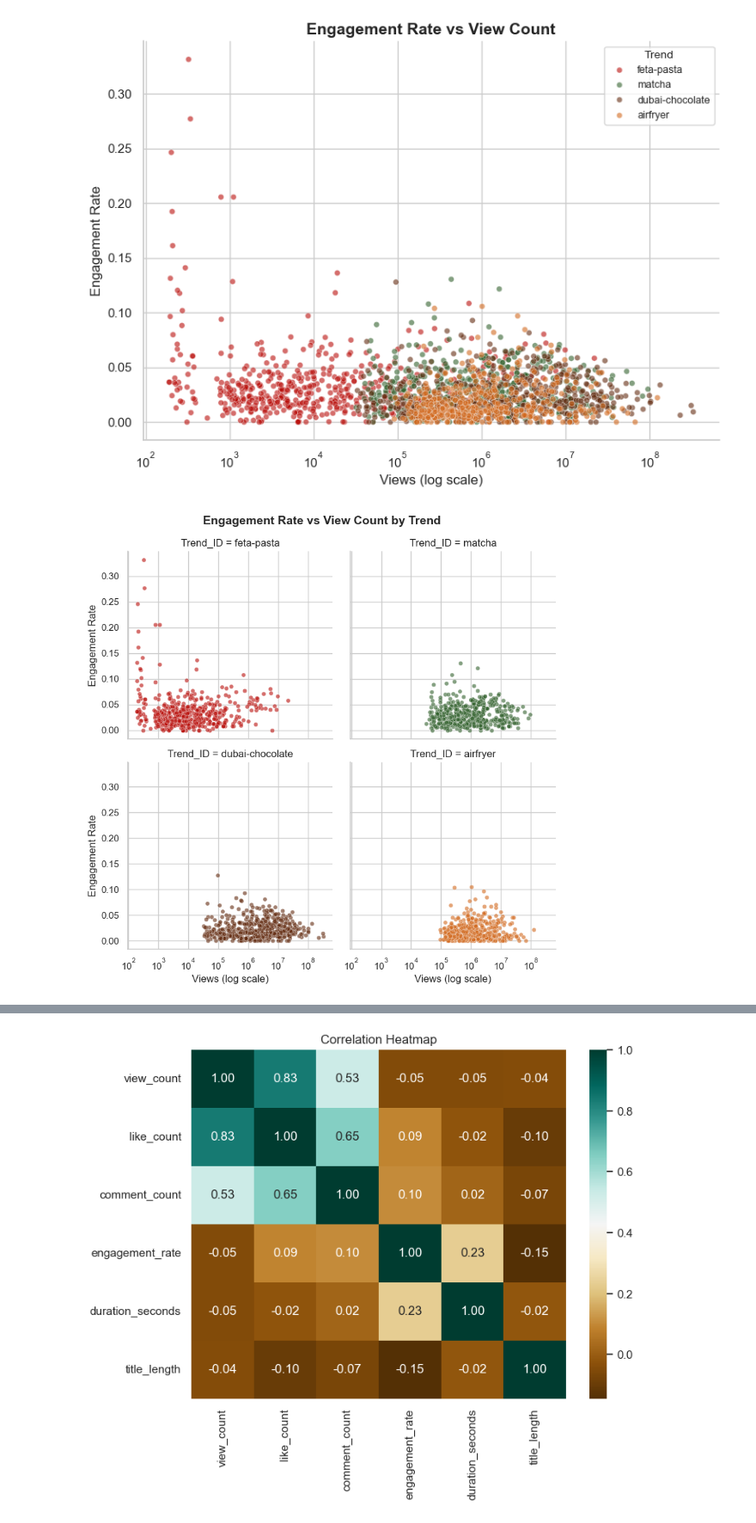
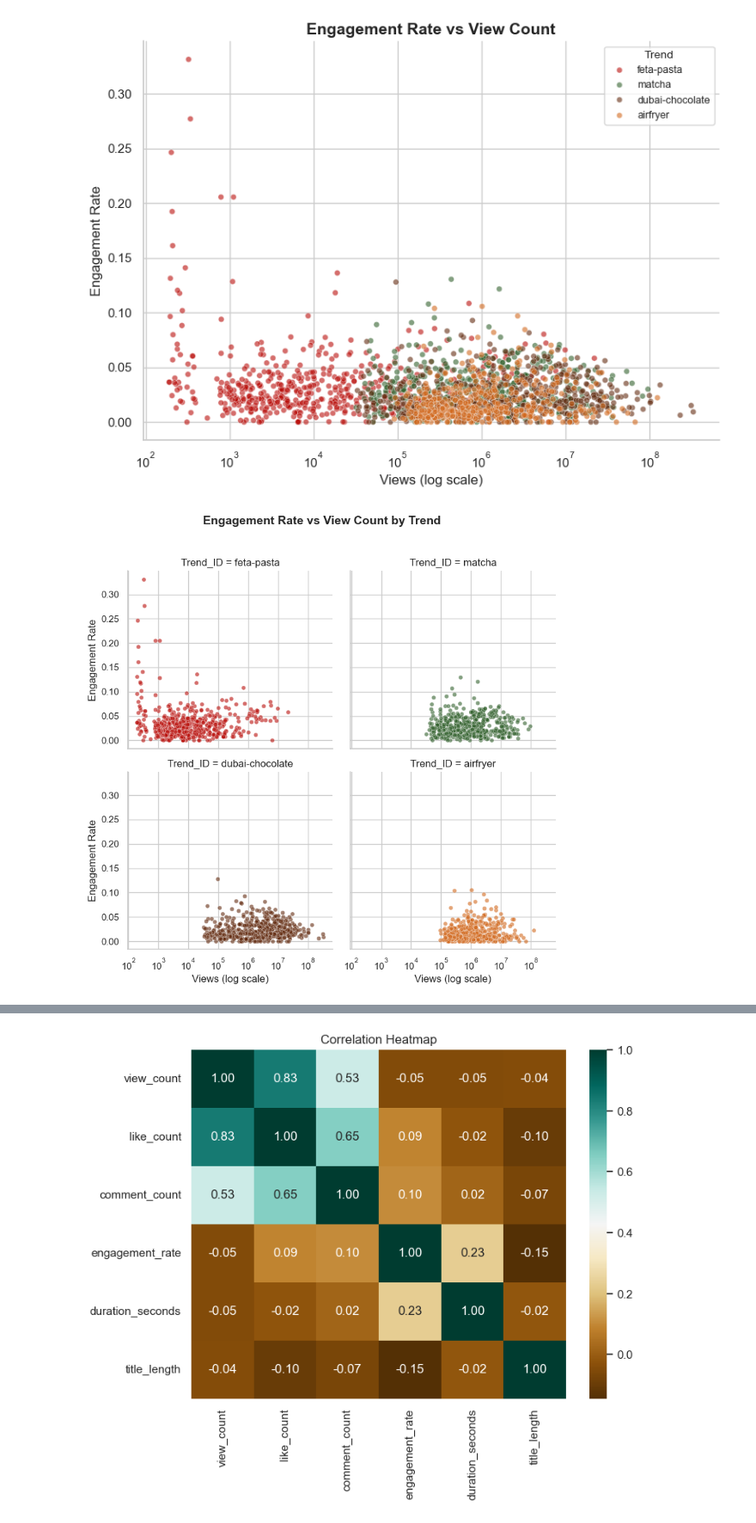
Before and after one commit to kzumreen/FoodTrendsPrediction, a Jupyter notebook: youtubedata.ipynb, the cells around one changed output, grey strips where cells are left out. Shown at 86% size. Drawn from its saved outputs; the diff is of its cells as text; code cells hidden in the pictures.

```diff
--- a/youtubedata.ipynb
+++ b/youtubedata.ipynb
@@ -273,20 +278,21 @@ plt.show()
 # %%
 g = sns.FacetGrid(df, col='Trend_ID', hue='Trend_ID',
                   col_wrap=2, height=4, sharey=True, sharex=True,
                   palette={
                       'dubai-chocolate':'#622A0F',
                       'feta-pasta':'#B90E0A',
                       'matcha':'#32612D',
                       'airfryer':'#D2691E'
                   })
 g.map_dataframe(sns.scatterplot, x='view_count', y='engagement_rate', alpha=0.6, s=25)
 g.set(xscale='log')
 g.set_axis_labels('Views (log scale)', 'Engagement Rate')
 g.fig.suptitle('Engagement Rate vs View Count by Trend', fontsize=14, weight='bold')
-plt.tight_layout()
+g.fig.tight_layout(rect=[0, 0, 1, 0.96])
+plt.savefig(r"C:\Users\zumre\Data Science Capstone\engagement_views.png", dpi=300, bbox_inches='tight')
 plt.show()
 # %% [output]
-[figure, old version]
+[figure, new version]
 # %%
 video_palette = ['#B22222', '#32612D']  # red for Shorts, green for Longer Videos
 
```
Also changed, not shown: parts of 13 cells of this notebook, 25 other files.
